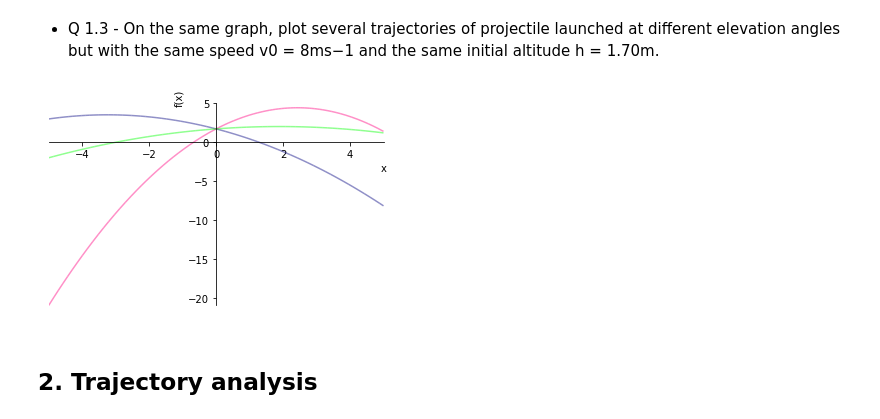
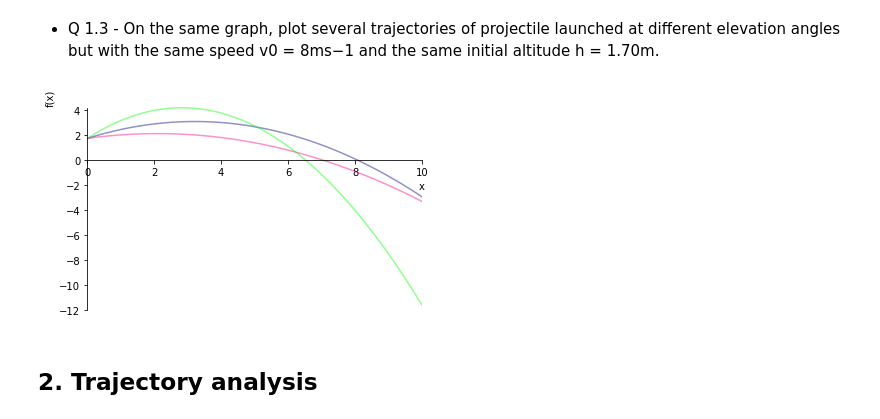
Before and after one commit to Tostaky71/CAD1-sympy, a Jupyter notebook: lab3.ipynb, the cells around one changed output. Cells and saved outputs as stored; diff of their text form; code cells hidden in the pictures.

```diff
--- a/lab3.ipynb
+++ b/lab3.ipynb
@@ -43,23 +40,17 @@ plot(z, (x,-9,3))
 # %% [markdown]
 * Q 1.3 - On the same graph, plot several trajectories of projectile launched at different elevation angles but with the same speed v0 = 8ms−1 and the same initial altitude h = 1.70m.
-# %%
-h = 1.70
-Vo = 8
-a1 = 40
-a2 = 20
-a3 = 60
-
-z1 = (-1/2)*g*((x**2)/(Vo**2*(cos(a1))**2)) + x*tan(a1) + h
-z2 = (-1/2)*g*((x**2)/(Vo**2*(cos(a2))**2)) + x*tan(a2) + h
-z3 = (-1/2)*g*((x**2)/(Vo**2*(cos(a3))**2)) + x*tan(a3) + h
-
-p = plot(z1, z2, z3, (x,-5,5), legend=False, show=False)
-p[0].line_color = '#00008070'
-p[1].line_color = '#ff008070'
-p[2].line_color = '#00ff0070'
-p.show()
-# %% [output]
-[figure, removed]
+# %%
+z1 = z.subs({a:np.deg2rad(40), h:1.70,Vo:8})
+z2 = z.subs({a:np.deg2rad(20), h:1.70,Vo:8})
+z3 = z.subs({a:np.deg2rad(60), h:1.70,Vo:8})
+
+p = plot(z1, z2, z3, (x,0,10), legend=False, show=False)
+p[0].line_color = '#00008070'
+p[1].line_color = '#ff008070'
+p[2].line_color = '#00ff0070'
+p.show()
+# %% [output]
+[figure, added]
 # %% [markdown]
 ## 2. Trajectory analysis
 # %% [markdown]
```
Also changed, not shown: parts of 15 cells of this notebook, 2 other files.
